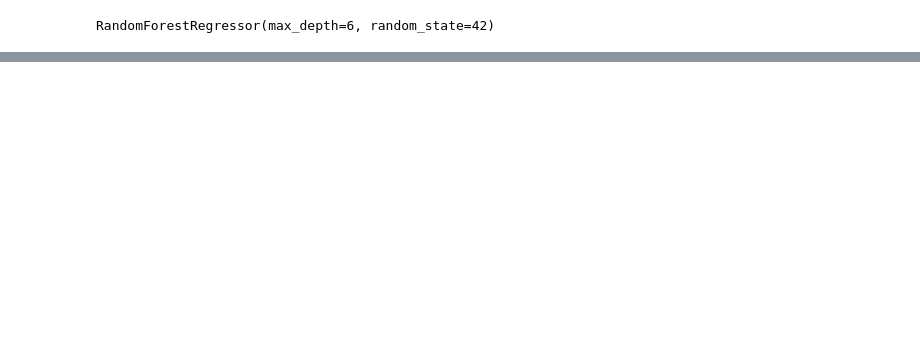
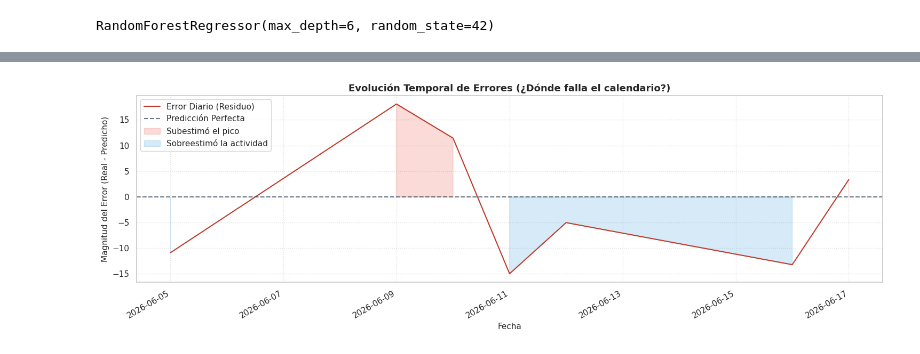
Before and after one commit to FelipeSaCh/Prophet_Activity, a Jupyter notebook: BetaTest.ipynb, the cells around one changed output, grey strips where cells are left out. Cells and saved outputs as stored; diff of their text form; code cells hidden in the pictures; blank space fills up the shorter version.

```diff
--- a/BetaTest.ipynb
+++ b/BetaTest.ipynb
@@ -286,0 +346,31 @@ plt.show()
+# %%
+import matplotlib.pyplot as plt
+import numpy as np
+
+# 1. Filtrar filas válidas para la evaluación del test
+df_residuos = serie_temporal.dropna(subset=['prediccion_test']).copy()
+
+# 2. Calcular el residuo puro (Real - Predicho)
+df_residuos['residuo'] = df_residuos['total_tareas'] - df_residuos['prediccion_test']
+
+# 3. Graficar la evolución temporal del error
+plt.figure(figsize=(15, 5))
+plt.plot(df_residuos['fecha'], df_residuos['residuo'], color='#c0392b', linewidth=1.5, label='Error Diario (Residuo)')
+plt.axhline(y=0, color='#2c3e50', linestyle='--', alpha=0.7, linewidth=1.5, label='Predicción Perfecta')
+
+# Rellenar áreas para diferenciar sobreestimaciones de subestimaciones
+plt.fill_between(df_residuos['fecha'], df_residuos['residuo'], 0,
+                 where=(df_residuos['residuo'] > 0), color='#e74c3c', alpha=0.2, label='Subestimó el pico')
+plt.fill_between(df_residuos['fecha'], df_residuos['residuo'], 0,
+                 where=(df_residuos['residuo'] < 0), color='#3498db', alpha=0.2, label='Sobreestimó la actividad')
+
+plt.title('Evolución Temporal de Errores (¿Dónde falla el calendario?)', fontsize=13, weight='bold')
+plt.xlabel('Fecha', fontsize=11)
+plt.ylabel('Magnitud del Error (Real - Predicho)', fontsize=11)
+plt.grid(True, linestyle=':', alpha=0.6)
+plt.legend(loc='upper left')
+plt.gcf().autofmt_xdate()
+plt.tight_layout()
+plt.show()
+# %% [output]
+[figure, added]
```
Also changed, not shown: parts of 8 cells of this notebook.
